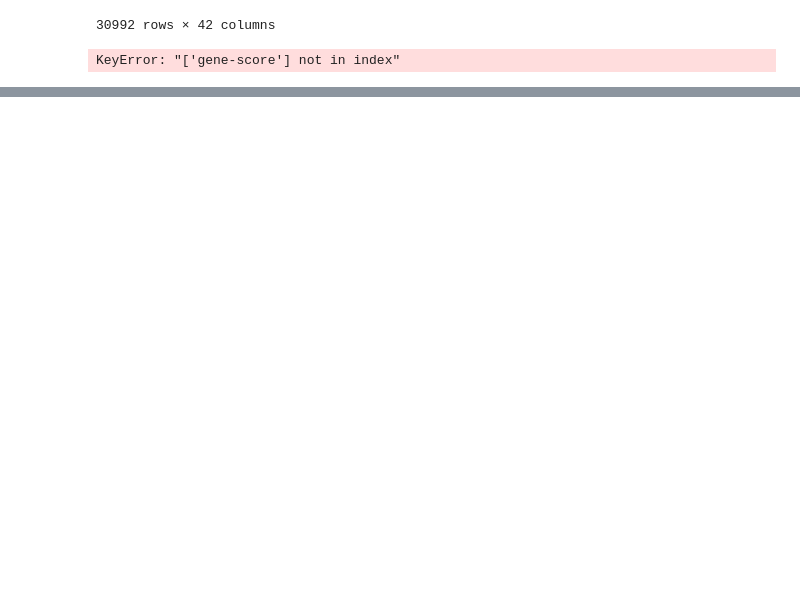
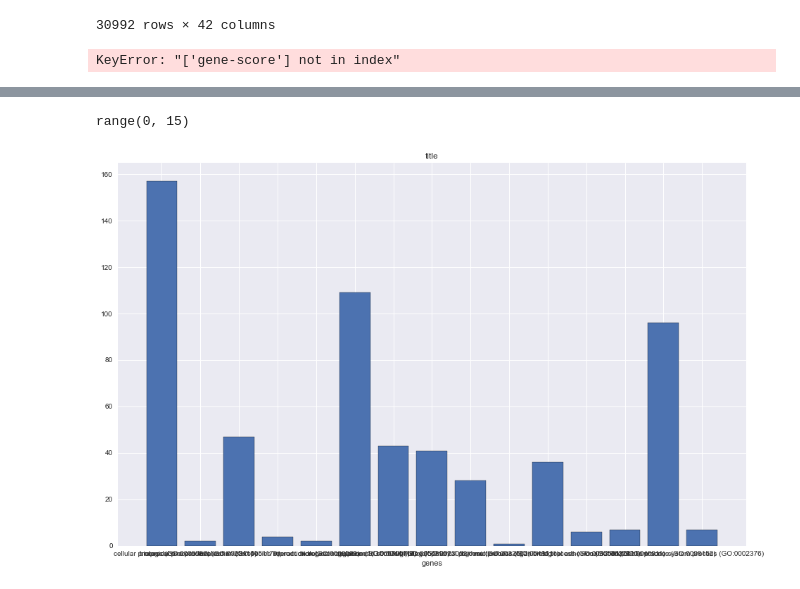
Before and after one commit to gong7788/biocw2, a Jupyter notebook: cw2_part3.ipynb, the cells around one changed output, grey strips where cells are left out. Drawn from its saved outputs; the diff is of its cells as text; code cells hidden in the pictures; blank space fills up the shorter version.

```diff
--- a/cw2_part3.ipynb
+++ b/cw2_part3.ipynb
@@ -132,3 +134,7 @@ task3
 task3[['gene-symbol', 'GO_ID','GO_term', 'gene-score']][:20]
 # %% [output]
 KeyError: "['gene-score'] not in index"
+# %%
+br_sc1 = pd.read_csv('pantherChart_s1.txt', sep='\t', header=None)
+# %%
+br_sc1.columns = ['index', 'Category name (Accession)', 'genes', 'p1', 'p2']
@@ -134,0 +179,14 @@ KeyError: "['gene-score'] not in index"
+# %%
+range(len(df))
+# %% [output]
+range(0, 15)
+# %%
+fig = plt.figure()
+xs = br_sc1['Category name (Accession)']
+ys = br_sc1['genes']
+plt.bar(xs,ys)
+plt.xlabel('genes')
+plt.title('title')
+plt.show()
+# %% [output]
+[figure, added]
```
Also changed, not shown: parts of 17 cells of this notebook, 4 other files.
